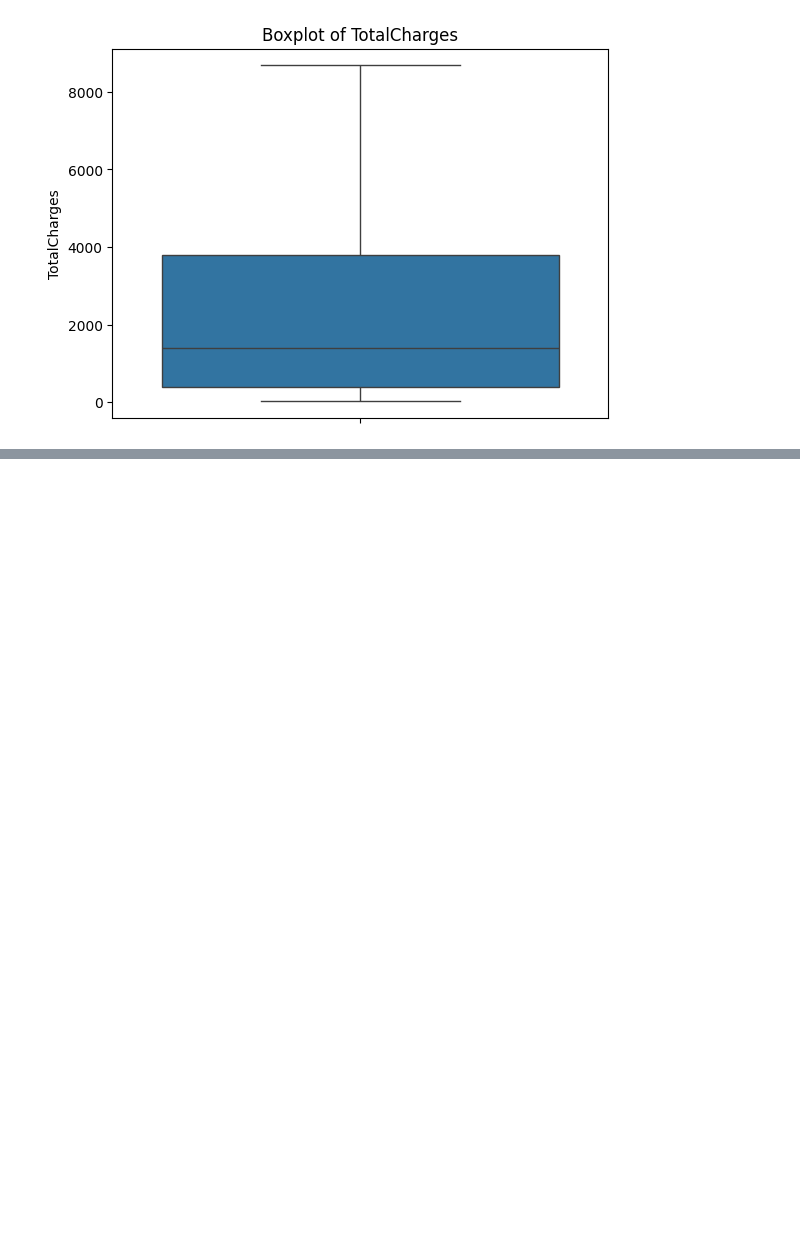
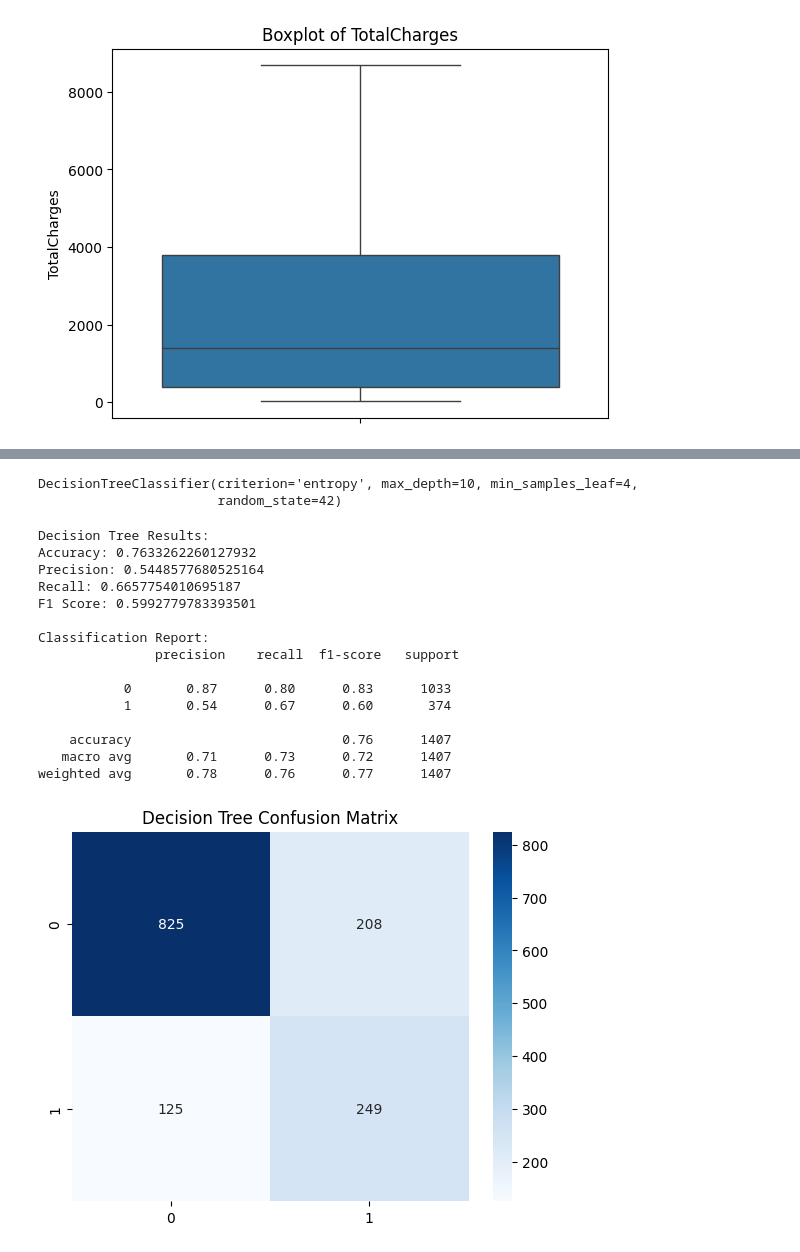
Before and after one commit to AayeshaF/Telco_Churn_Prediction, a Jupyter notebook: CustomerChurnPrediction.ipynb, the cells around one changed output, grey strips where cells are left out. Drawn from its saved outputs; the diff is of its cells as text; code cells hidden in the pictures; blank space fills up the shorter version.

Commit message:
Trained models

```diff
--- a/CustomerChurnPrediction.ipynb
+++ b/CustomerChurnPrediction.ipynb
@@ -289,0 +356,11 @@ for col in num_cols:
+# %%
+!pip install imbalanced-learn
+from imblearn.over_sampling import SMOTE
+
+# Apply SMOTE only to training data
+smote = SMOTE(random_state=42)
+X_train, y_train = smote.fit_resample(X_train, y_train)
+
+print("After SMOTE:")
+print("Shape of X_train:", X_train.shape)
+print("Class distribution:", np.bincount(y_train))
@@ -289,0 +377,49 @@ for col in num_cols:
+# %%
+dt_params = {
+    'criterion':['gini','entropy'],
+    'max_depth':[4,6,8,10,None],
+    'min_samples_split':[2,5,10],
+    'min_samples_leaf':[1,2,4],
+}
+
+dt = DecisionTreeClassifier(random_state=42)
+
+dt_grid = GridSearchCV(dt, dt_params, cv=5, scoring='f1', n_jobs=-1)
+dt_grid.fit(X_train, y_train)
+
+best_dt = dt_grid.best_estimator_
+best_dt
+# %% [output]
+DecisionTreeClassifier(criterion='entropy', max_depth=10, min_samples_leaf=4,
+                       random_state=42)
+# %%
+y_pred_dt = best_dt.predict(X_test)
+
+print("Decision Tree Results:")
+print("Accuracy:", accuracy_score(y_test, y_pred_dt))
+print("Precision:", precision_score(y_test, y_pred_dt))
+print("Recall:", recall_score(y_test, y_pred_dt))
+print("F1 Score:", f1_score(y_test, y_pred_dt))
+print("\nClassification Report:\n", classification_report(y_test, y_pred_dt))
+
+cm_dt = confusion_matrix(y_test, y_pred_dt)
+sns.heatmap(cm_dt, annot=True, fmt='d', cmap='Blues')
+plt.title("Decision Tree Confusion Matrix")
+plt.show()
+# %% [output]
+Decision Tree Results:
+Accuracy: 0.7633262260127932
+Precision: 0.5448577680525164
+Recall: 0.6657754010695187
+F1 Score: 0.5992779783393501
+
+Classification Report:
+               precision    recall  f1-score   support
+
+           0       0.87      0.80      0.83      1033
+           1       0.54      0.67      0.60       374
+
+    accuracy                           0.76      1407
+   macro avg       0.71      0.73      0.72      1407
+weighted avg       0.78      0.76      0.77      1407
+[figure, added]
```
Also changed, not shown: parts of 17 cells of this notebook.
